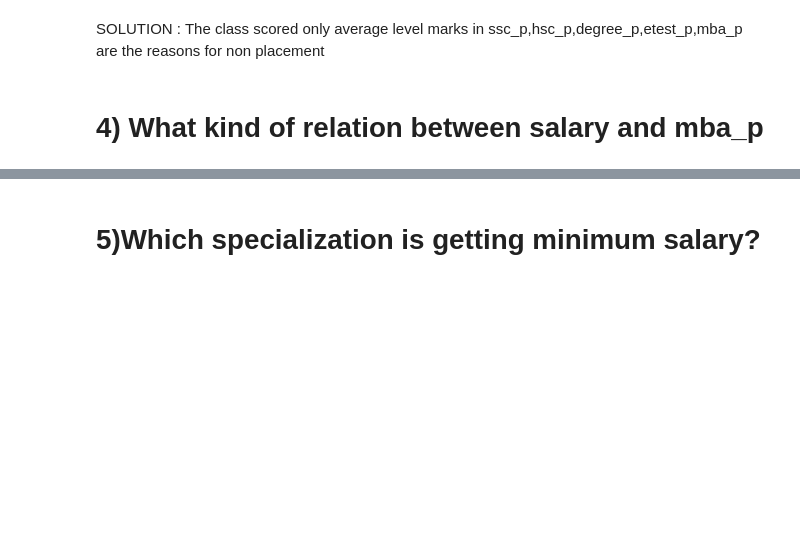
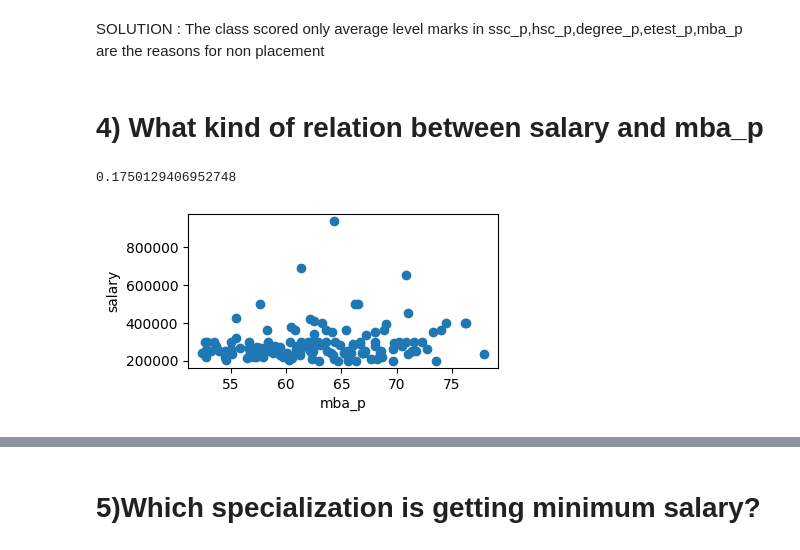
Before and after one commit to ShameemBanuAI/Inferential-analysis_placement, a Jupyter notebook: Data Analysis_Placement.ipynb, the cells around one changed output, grey strips where cells are left out. Cells and saved outputs as stored; diff of their text form; code cells hidden in the pictures; blank space fills up the shorter version.

```diff
--- a/Data Analysis_Placement.ipynb
+++ b/Data Analysis_Placement.ipynb
@@ -312,6 +312,19 @@ are the reasons for non placement
 # 4) What kind of relation between salary and mba_p
 # %%
 dataset.drop('sl_no',axis=1,inplace=True)
+# %%
+correlation = dataset['salary'].corr(dataset['mba_p'])
+correlation
+# %% [output]
+0.1750129406952748
+# %%
+plt.figure(figsize=(4, 2))
+plt.scatter(dataset['mba_p'], dataset['salary'])
+plt.xlabel('mba_p')
+plt.ylabel('salary')
+plt.show()
+# %% [output]
+[figure, added]
 # %%
 dataset.corr(numeric_only=True)
 # %% [output]
```
Also changed, not shown: parts of 8 cells of this notebook.
